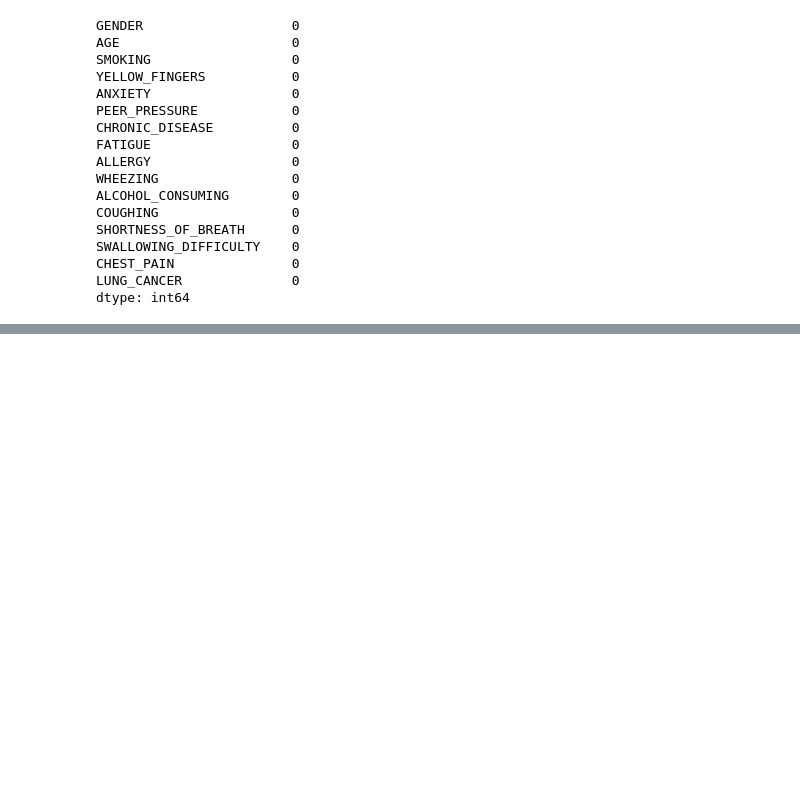
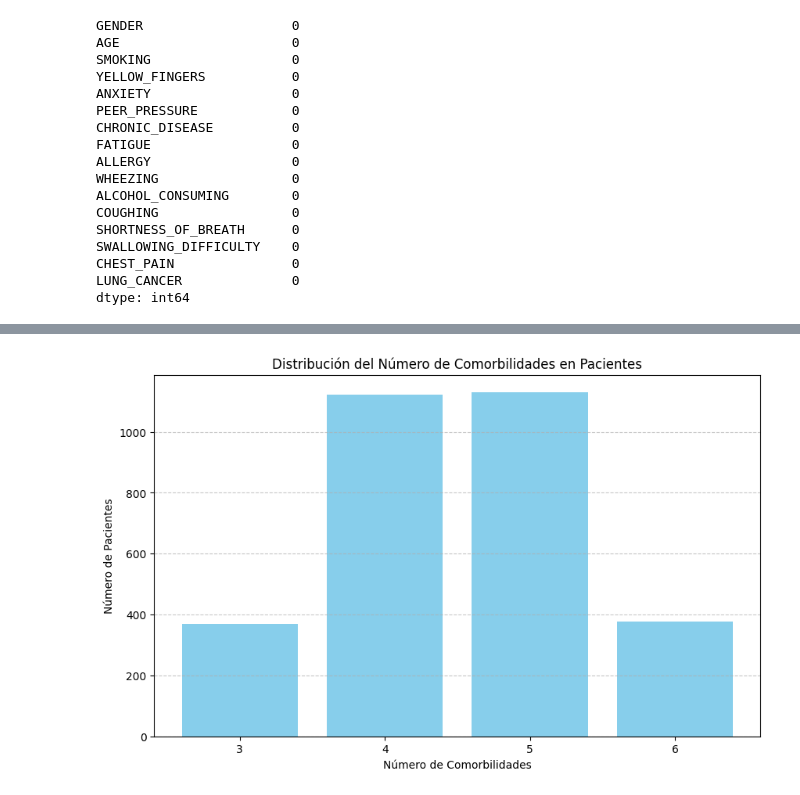
Before and after one commit to DavidGiovannini/Machine_Learning_G6, a Jupyter notebook: tp1_ML.ipynb, the cells around one changed output, grey strips where cells are left out. Saved outputs shown, nothing was run; the diff lists cells and outputs as text; code cells hidden in the pictures; blank space fills up the shorter version.

```diff
--- a/tp1_ML.ipynb
+++ b/tp1_ML.ipynb
@@ -199,0 +274,18 @@ dtype: int64
+# %%
+# Crear una nueva variable para el número total de comorbilidades
+dataset['Comorbidities'] = dataset[['CHRONIC_DISEASE', 'ALLERGY', 'FATIGUE']].sum(axis=1)
+
+# Contar la frecuencia de cada nivel de comorbilidades
+comorbidity_counts = dataset['Comorbidities'].value_counts().sort_index()
+
+# Crear un gráfico de barras para mostrar la distribución de las comorbilidades
+plt.figure(figsize=(10, 6))
+plt.bar(comorbidity_counts.index, comorbidity_counts.values, color='skyblue')
+plt.xlabel('Número de Comorbilidades')
+plt.ylabel('Número de Pacientes')
+plt.title('Distribución del Número de Comorbilidades en Pacientes')
+plt.xticks(comorbidity_counts.index)
+plt.grid(axis='y', linestyle='--', alpha=0.7)
+plt.show()
+# %% [output]
+[figure, added]
```
Also changed, not shown: parts of 18 cells of this notebook.
